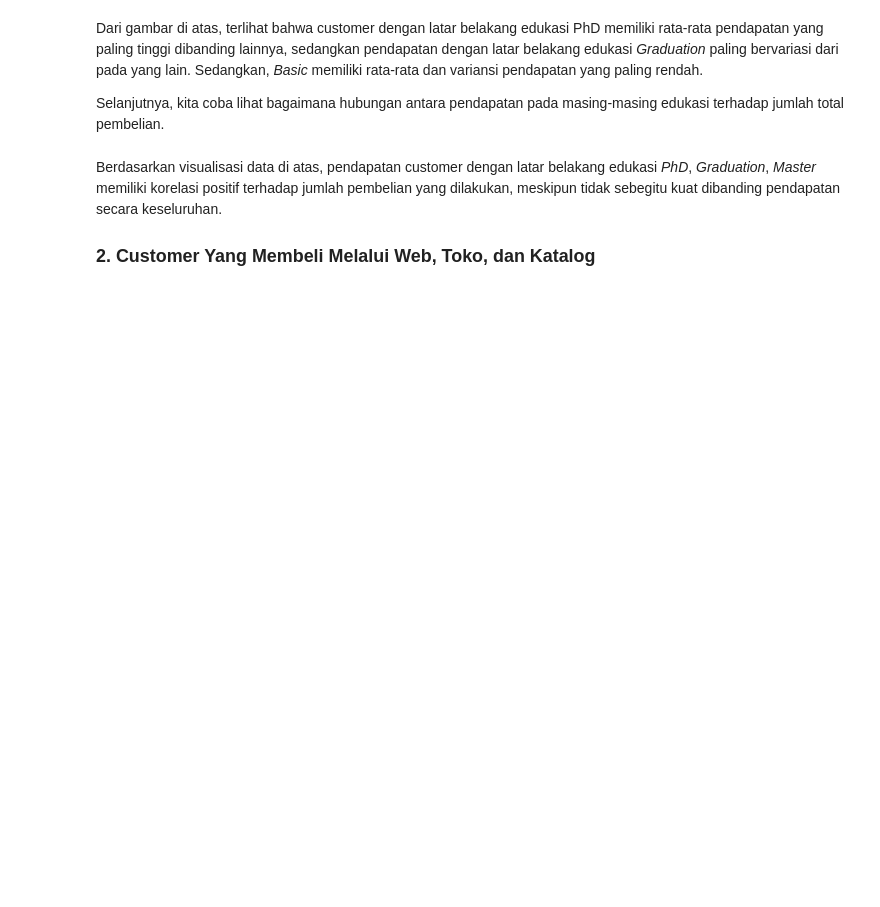
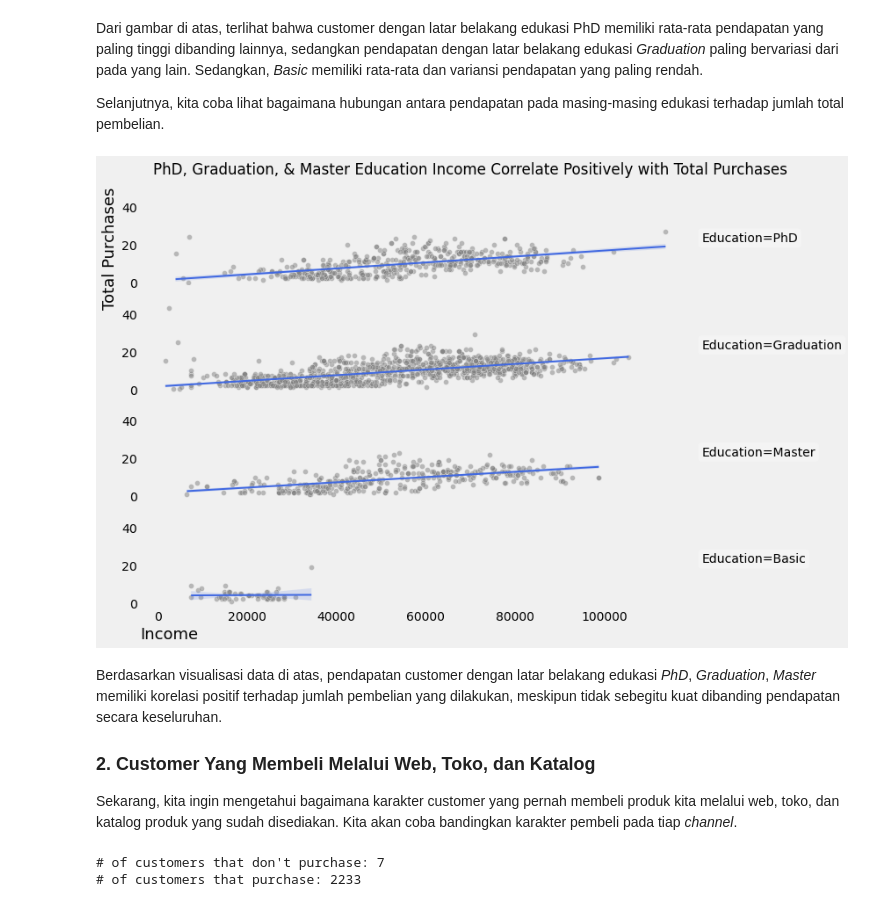
Before and after one commit to syahrulhamdani/data-science-crisp-dm, a Jupyter notebook: book/crisp-dm.ipynb, the cells around one changed output. Cells and saved outputs as stored; diff of their text form; code cells hidden in the pictures; blank space fills up the shorter version.

```diff
--- a/book/crisp-dm.ipynb
+++ b/book/crisp-dm.ipynb
@@ -362,36 +434,51 @@ Selanjutnya, kita coba lihat bagaimana hubungan antara pendapatan pada masing-ma
 # %%
 fig, ax = plt.subplots(4, 1, figsize=(10, 8), sharex=True, sharey=True)
 for axis, edu in zip(ax, ["PhD", "Graduation", "Master", "Basic"]):
     sns.scatterplot(
         x="Income",
         y="NumTotalPurchases",
         data=df_no_outliers[df_no_outliers.Education == edu],
         ax=axis,
         alpha=.5,
         color="gray"
     )
     sns.regplot(
         x="Income",
         y="NumTotalPurchases",
         data=df_no_outliers[df_no_outliers.Education == edu],
         ax=axis,
         scatter=False,
         line_kws=dict(linewidth=2), color="royalblue"
     )
     axis.annotate(
         "Education="+ edu,
         xycoords="axes fraction",
         xy=(1.02, .5),
         bbox={"boxstyle": "round", "fc": "w", "alpha": .3}
     )
     axis.set_ylabel("")
+    axis.grid(False)
 fig.text(.02, .9, "Total Purchases", rotation="vertical", va="top", fontsize=18)
 plt.xlabel("Income", loc="left", fontsize=18)
-plt.suptitle("PhD, Graduation, & Master Education Income Correlate Positively", x=0.5, y=.95)
+plt.suptitle(
+    "PhD, Graduation, & Master Education Income Correlate Positively with Total Purchases",
+    x=0.1, y=.95, ha="left"
+)
 plt.show()
+# %% [output]
+[figure, added]
 # %% [markdown]
 Berdasarkan visualisasi data di atas, pendapatan customer dengan latar belakang edukasi *PhD*, *Graduation*, *Master* memiliki korelasi positif terhadap jumlah pembelian yang dilakukan, meskipun tidak sebegitu kuat dibanding pendapatan secara keseluruhan.
 
 ### 2. Customer Yang Membeli Melalui Web, Toko, dan Katalog
+
+Sekarang, kita ingin mengetahui bagaimana karakter customer yang pernah membeli produk kita melalui web, toko, dan katalog produk yang sudah disediakan. Kita akan coba bandingkan karakter pembeli pada tiap *channel*.
 # %%
 cust_no_purchases = df[df["NumTotalPurchases"] == 0]
+cust_purchases = df[df["NumTotalPurchases"] > 0]
+
+print("# of customers that don't purchase:", len(cust_no_purchases))
+print("# of customers that purchase:", len(cust_purchases))
+# %% [output]
+# of customers that don't purchase: 7
+# of customers that purchase: 2233
```
Also changed, not shown: parts of 24 cells of this notebook.
